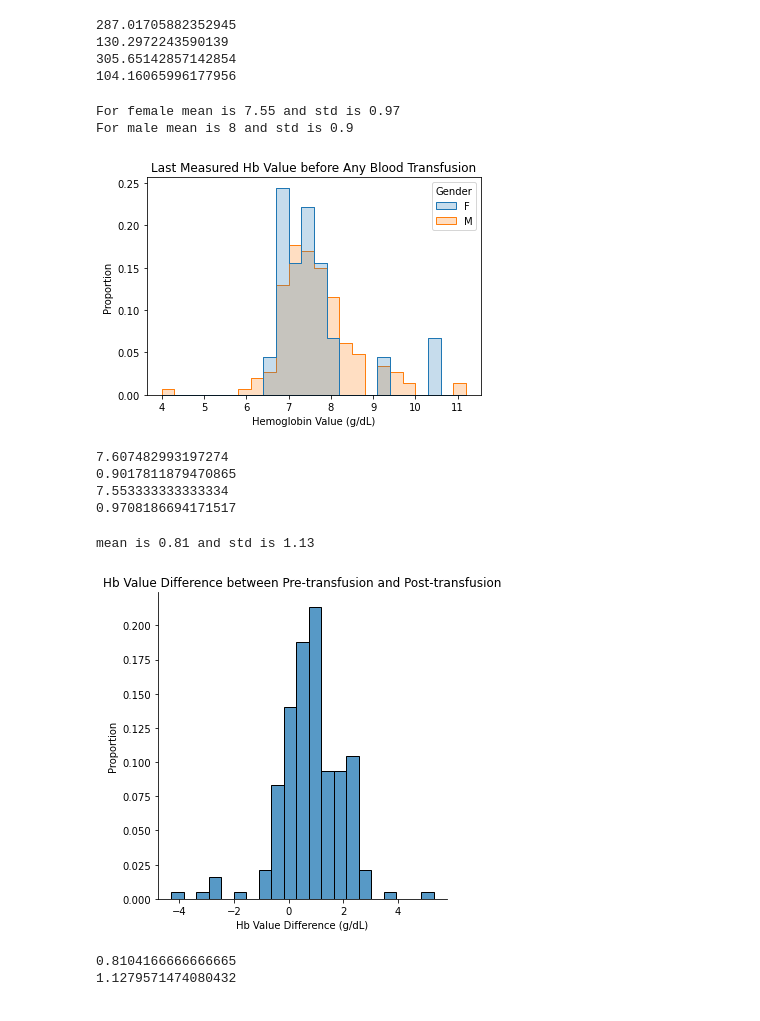
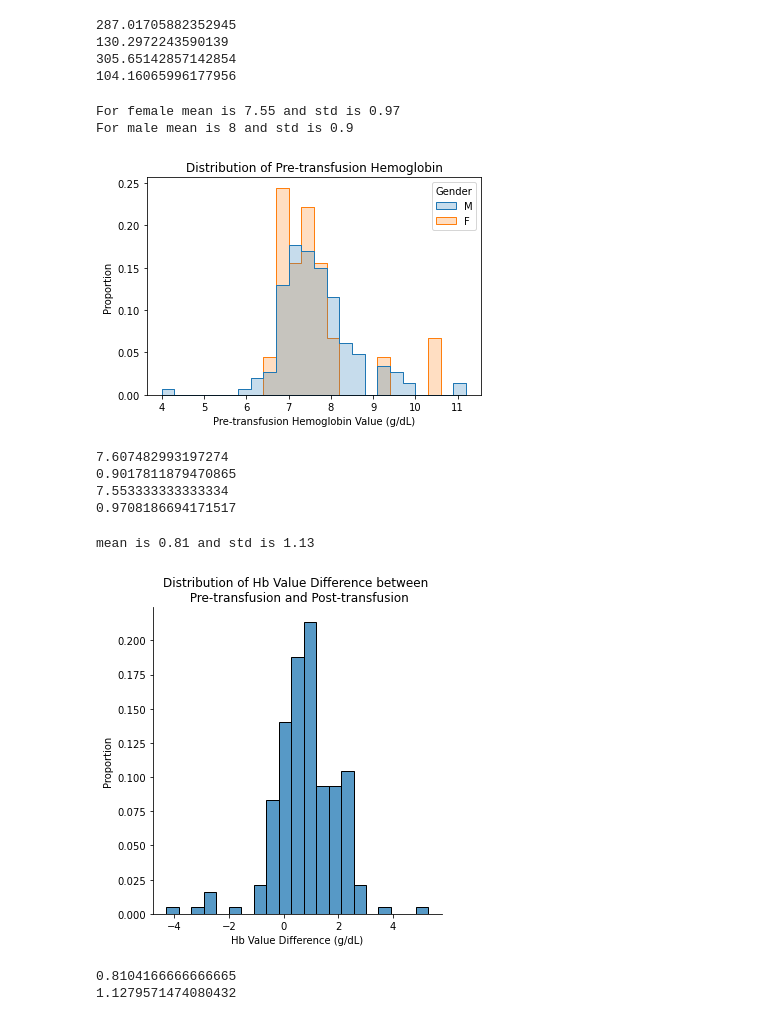
Before and after one commit to lily214754/MIMIC, a Jupyter notebook: EDA/EPIC EDA debug_changed.ipynb, the cells around one changed output. Drawn from its saved outputs; the diff is of its cells as text; code cells hidden in the pictures.

```diff
--- a/EDA/EPIC EDA debug_changed.ipynb
+++ b/EDA/EPIC EDA debug_changed.ipynb
@@ -212,20 +212,20 @@ df_transfusions_merged["hb_diff"] = difference
 df_transfusions_merged["pre_trans_hb"] = pretrans_value
 # %%
 #q3 plot
-sns.histplot(df_transfusions_merged,x = "pre_trans_hb",stat="probability",hue = "Gender",element="step",common_norm=False)
+sns.histplot(df_transfusions_merged.sort_values(by='Gender',ascending=False),x = "pre_trans_hb",stat="probability",hue = "Gender",element="step",common_norm=False)
 female = df_transfusions_merged.loc[df_transfusions_merged['Gender'] =='F']
 male = df_transfusions_merged.loc[df_transfusions_merged['Gender'] =='M']
 print(f'For female mean is {round(np.mean(female.pre_trans_hb.values),2)} and std is {round(np.std(female.pre_trans_hb.values),2)}')
 print(f'For male mean is {round(np.mean(male.pre_trans_hb.values))} and std is {round(np.std(male.pre_trans_hb.values),2)}')
 
-plt.title('Last Measured Hb Value before Any Blood Transfusion')
-plt.xlabel("Hemoglobin Value (g/dL)")
+plt.title('Distribution of Pre-transfusion Hemoglobin')
+plt.xlabel("Pre-transfusion Hemoglobin Value (g/dL)")
 plt.ylabel('Proportion')
 plt.show()
 # %% [output]
 For female mean is 7.55 and std is 0.97
 For male mean is 8 and std is 0.9
-[figure, old version]
+[figure, new version]
 # %%
 # q3 mean/std based on gender
 print(np.mean(df_transfusions_merged.loc[df_transfusions_merged["Gender"] == "M"]["pre_trans_hb"]))
@@ -240,17 +240,17 @@ print(np.std(df_transfusions_merged.loc[df_transfusions_merged["Gender"] == "F"]
 # %%
 #plot of question 4
 # sns.histplot(df_transfusions_merged, x = "hb_diff",stat="probability")
 sns.displot(data=df_transfusions_merged, x="hb_diff", stat="probability")
 # sns.histplot(df_transfusions_merged,x = "hb_diff",stat="probability",element="step",common_norm=False)
 print(f'mean is {round(np.mean(df_transfusions_merged.hb_diff.values),2)} and std is {round(np.std(df_transfusions_merged.hb_diff.values),2)}')
 
-plt.title('Hb Value Difference between Pre-transfusion and Post-transfusion')
+plt.title('Distribution of Hb Value Difference between \n Pre-transfusion and Post-transfusion')
 plt.xlabel("Hb Value Difference (g/dL)")
 plt.ylabel('Proportion')
 plt.show()
 # %% [output]
 mean is 0.81 and std is 1.13
-[figure, old version]
+[figure, new version]
 # %%
 print(np.mean(df_transfusions_merged["hb_diff"]))
 print(np.std(df_transfusions_merged["hb_diff"]))
```
Also changed, not shown: parts of 2 cells of this notebook, 6 other files.
